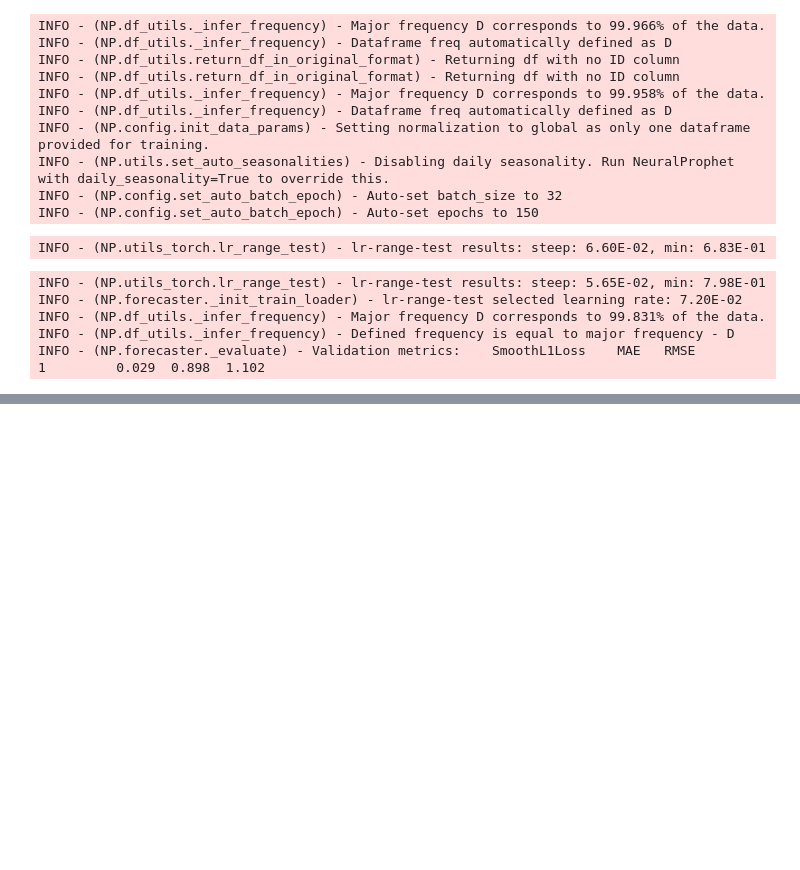
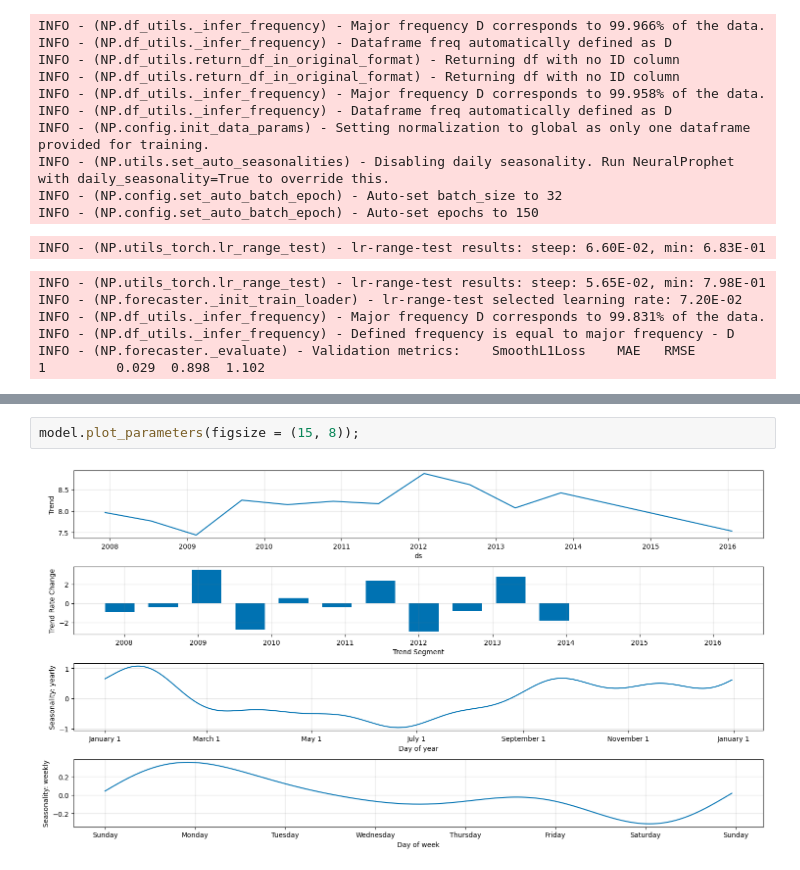
Before and after one commit to LuciaRavazzi/Master-DataScienceLab, a Jupyter notebook: Miscellanea/NeauralProphet_Tutorial.ipynb, the cells around one changed output, grey strips where cells are left out. Drawn from its saved outputs; the diff is of its cells as text; blank space fills up the shorter version.

```diff
--- a/Miscellanea/NeauralProphet_Tutorial.ipynb
+++ b/Miscellanea/NeauralProphet_Tutorial.ipynb
@@ -110,0 +274,4 @@ INFO - (NP.forecaster._evaluate) - Validation metrics:    SmoothL1Loss    MAE
+# %%
+model.plot_parameters(figsize = (15, 8));
+# %% [output]
+[figure, added]
```
Also changed, not shown: parts of 25 cells of this notebook.
